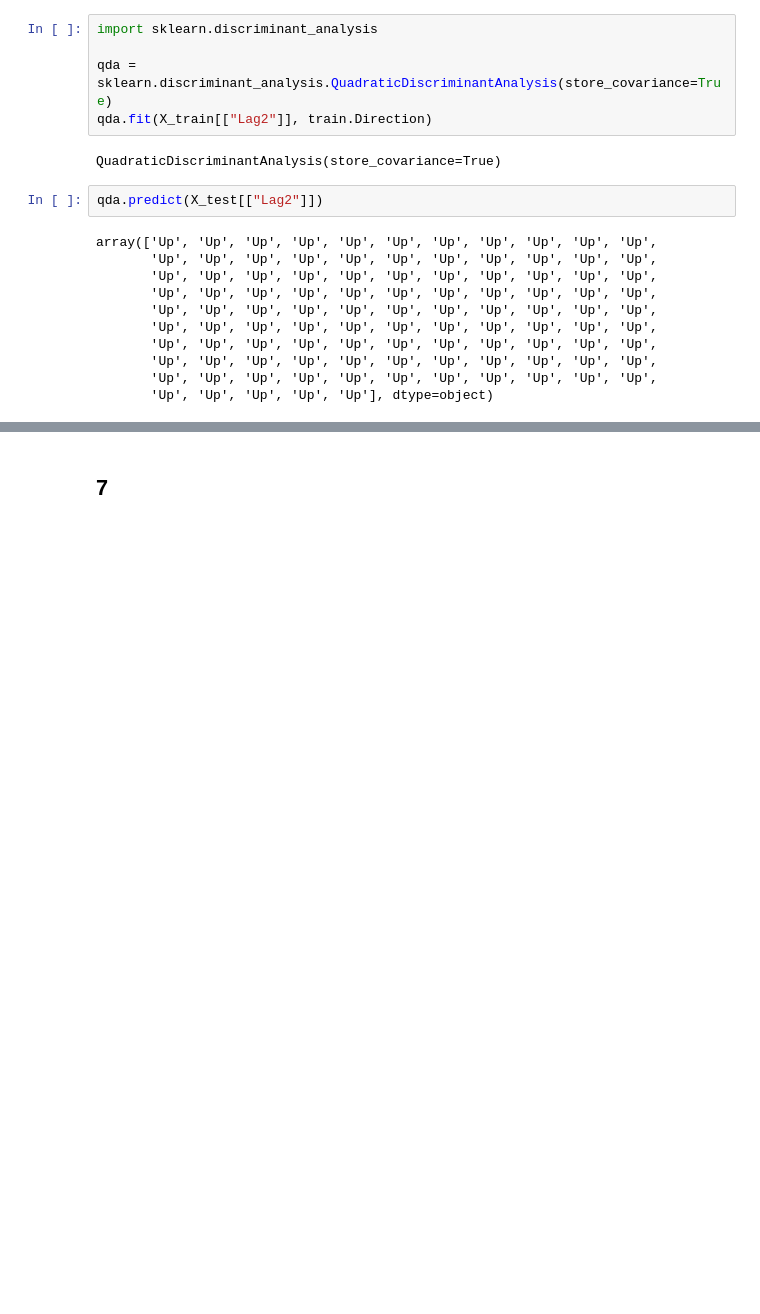
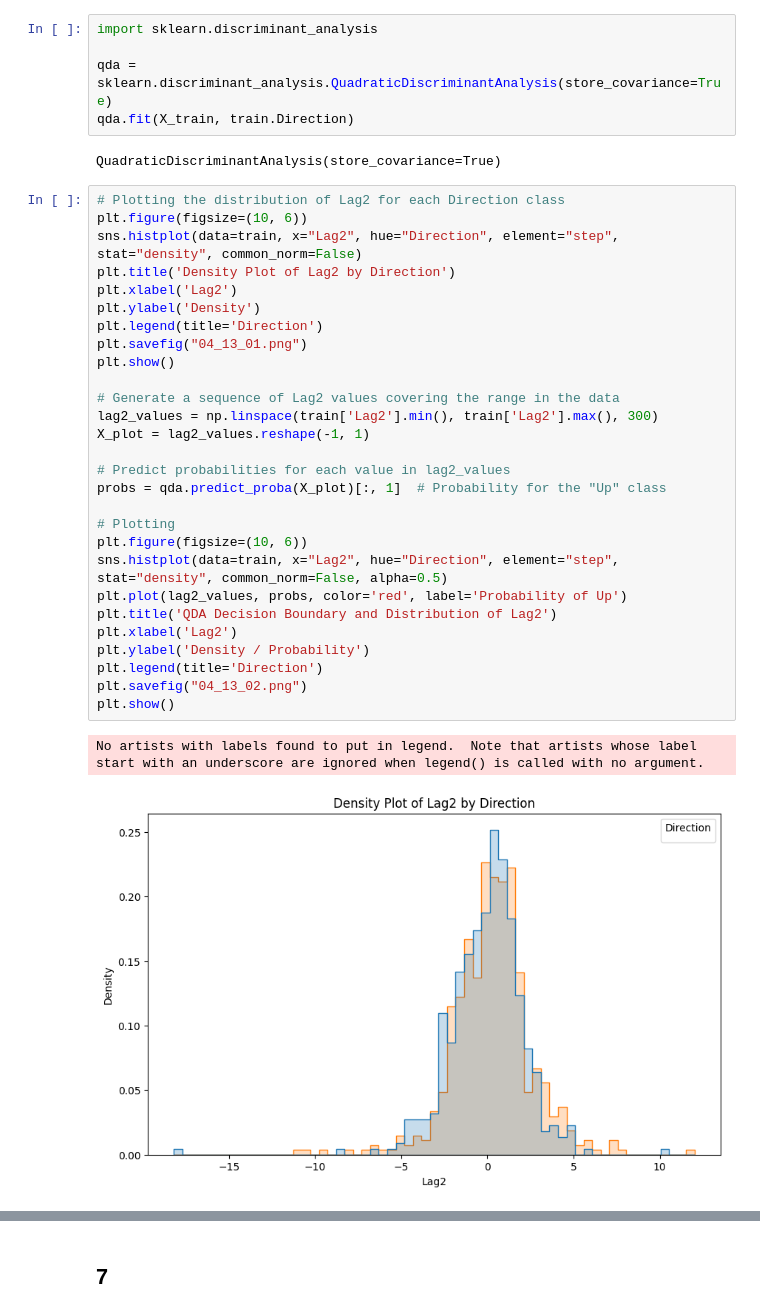
Before and after one commit to Daniel-Sinkin/statlearning, a Jupyter notebook: Exercises/04/04_13.ipynb, the cells around one changed output, grey strips where cells are left out. Saved outputs shown, nothing was run; the diff lists cells and outputs as text; blank space fills up the shorter version.

```diff
--- a/Exercises/04/04_13.ipynb
+++ b/Exercises/04/04_13.ipynb
@@ -211,19 +234,37 @@ X_train = X_train[["intercept", "Lag2"]]
 import sklearn.discriminant_analysis
 
 qda = sklearn.discriminant_analysis.QuadraticDiscriminantAnalysis(store_covariance=True)
-qda.fit(X_train[["Lag2"]], train.Direction)
+qda.fit(X_train, train.Direction)
 # %% [output]
 QuadraticDiscriminantAnalysis(store_covariance=True)
-# %%
-qda.predict(X_test[["Lag2"]])
-# %% [output]
-array(['Up', 'Up', 'Up', 'Up', 'Up', 'Up', 'Up', 'Up', 'Up', 'Up', 'Up',
-       'Up', 'Up', 'Up', 'Up', 'Up', 'Up', 'Up', 'Up', 'Up', 'Up', 'Up',
-       'Up', 'Up', 'Up', 'Up', 'Up', 'Up', 'Up', 'Up', 'Up', 'Up', 'Up',
-       'Up', 'Up', 'Up', 'Up', 'Up', 'Up', 'Up', 'Up', 'Up', 'Up', 'Up',
-       'Up', 'Up', 'Up', 'Up', 'Up', 'Up', 'Up', 'Up', 'Up', 'Up', 'Up',
-       'Up', 'Up', 'Up', 'Up', 'Up', 'Up', 'Up', 'Up', 'Up', 'Up', 'Up',
-       'Up', 'Up', 'Up', 'Up', 'Up', 'Up', 'Up', 'Up', 'Up', 'Up', 'Up',
-       'Up', 'Up', 'Up', 'Up', 'Up', 'Up', 'Up', 'Up', 'Up', 'Up', 'Up',
-       'Up', 'Up', 'Up', 'Up', 'Up', 'Up', 'Up', 'Up', 'Up', 'Up', 'Up',
-       'Up', 'Up', 'Up', 'Up', 'Up'], dtype=object)
+# %%
+# Plotting the distribution of Lag2 for each Direction class
+plt.figure(figsize=(10, 6))
+sns.histplot(data=train, x="Lag2", hue="Direction", element="step", stat="density", common_norm=False)
+plt.title('Density Plot of Lag2 by Direction')
+plt.xlabel('Lag2')
+plt.ylabel('Density')
+plt.legend(title='Direction')
+plt.savefig("04_13_01.png")
+plt.show()
+
+# Generate a sequence of Lag2 values covering the range in the data
+lag2_values = np.linspace(train['Lag2'].min(), train['Lag2'].max(), 300)
+X_plot = lag2_values.reshape(-1, 1)
+
+# Predict probabilities for each value in lag2_values
+probs = qda.predict_proba(X_plot)[:, 1]  # Probability for the "Up" class
+
+# Plotting
+plt.figure(figsize=(10, 6))
+sns.histplot(data=train, x="Lag2", hue="Direction", element="step", stat="density", common_norm=False, alpha=0.5)
+plt.plot(lag2_values, probs, color='red', label='Probability of Up')
+plt.title('QDA Decision Boundary and Distribution of Lag2')
+plt.xlabel('Lag2')
+plt.ylabel('Density / Probability')
+plt.legend(title='Direction')
+plt.savefig("04_13_02.png")
+plt.show()
+# %% [output]
+No artists with labels found to put in legend.  Note that artists whose label start with an underscore are ignored when legend() is called with no argument.
+[figure, added]
```
Also changed, not shown: parts of 24 cells of this notebook, 3 other files.
